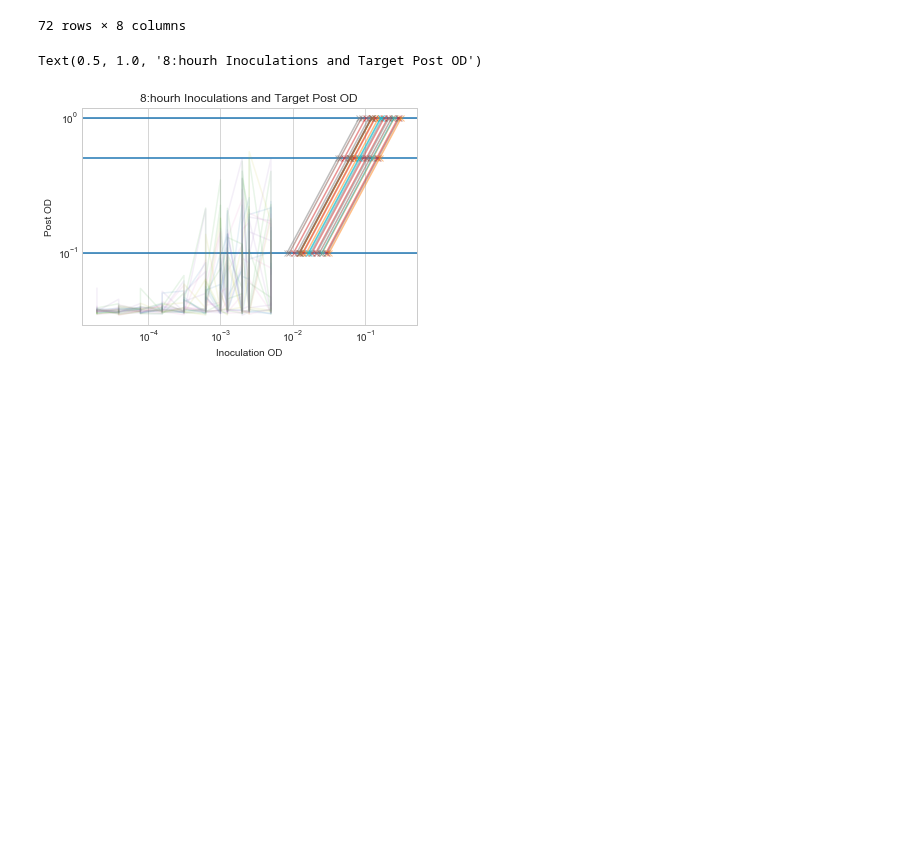
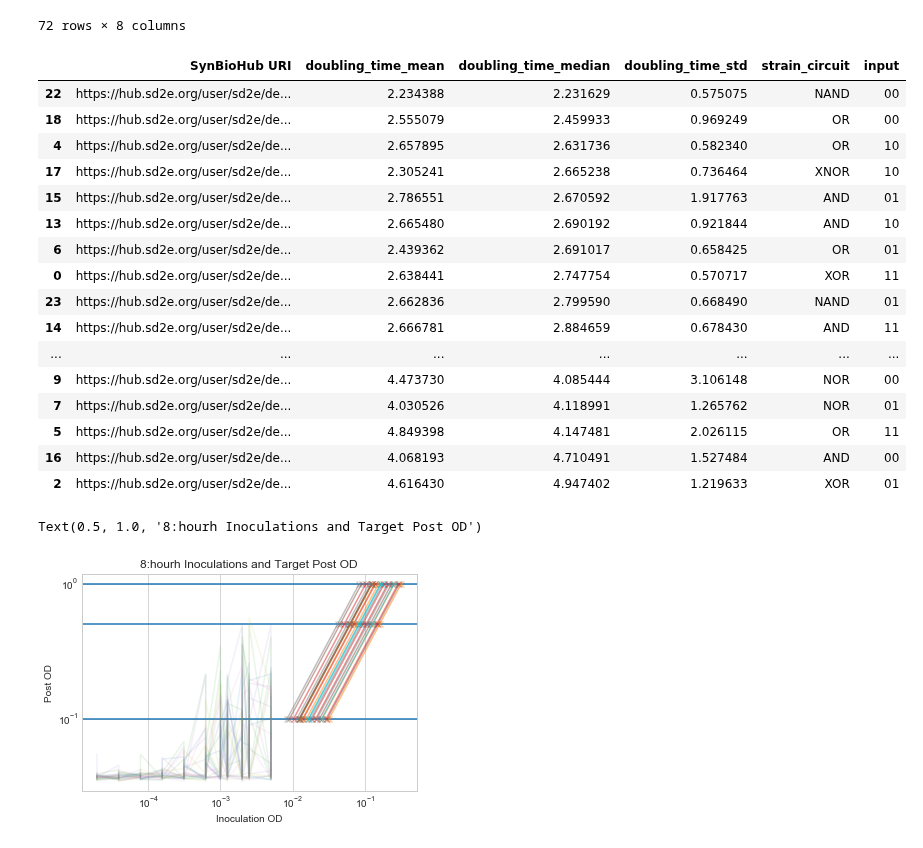
Before and after one commit to SD2E/pysd2cat, a Jupyter notebook: notebooks/OD_prediction.ipynb, the cells around one changed output. Cells and saved outputs as stored; diff of their text form; code cells hidden in the pictures; blank space fills up the shorter version.

Commit message:
compute doubling time and inoculations

```diff
--- a/notebooks/OD_prediction.ipynb
+++ b/notebooks/OD_prediction.ipynb
@@ -223,6 +223,26 @@ doubling_target
 | 70 | https://hub.sd2e.org/user/sd2e/de... | 4.616430 | 4.947402 | 1.219633 | XOR | 01 | ... |
 | 71 | https://hub.sd2e.org/user/sd2e/de... | 4.616430 | 4.947402 | 1.219633 | XOR | 01 | ... |
 72 rows × 8 columns
+# %%
+doubling_variance
+# %% [output]
+|  | SynBioHub URI | doubling_time_mean | doubling_time_median | doubling_time_std | strain_circuit | input |
+| 22 | https://hub.sd2e.org/user/sd2e/de... | 2.234388 | 2.231629 | 0.575075 | NAND | 00 |
+| 18 | https://hub.sd2e.org/user/sd2e/de... | 2.555079 | 2.459933 | 0.969249 | OR | 00 |
+| 4 | https://hub.sd2e.org/user/sd2e/de... | 2.657895 | 2.631736 | 0.582340 | OR | 10 |
+| 17 | https://hub.sd2e.org/user/sd2e/de... | 2.305241 | 2.665238 | 0.736464 | XNOR | 10 |
+| 15 | https://hub.sd2e.org/user/sd2e/de... | 2.786551 | 2.670592 | 1.917763 | AND | 01 |
+| 13 | https://hub.sd2e.org/user/sd2e/de... | 2.665480 | 2.690192 | 0.921844 | AND | 10 |
+| 6 | https://hub.sd2e.org/user/sd2e/de... | 2.439362 | 2.691017 | 0.658425 | OR | 01 |
+| 0 | https://hub.sd2e.org/user/sd2e/de... | 2.638441 | 2.747754 | 0.570717 | XOR | 11 |
+| 23 | https://hub.sd2e.org/user/sd2e/de... | 2.662836 | 2.799590 | 0.668490 | NAND | 01 |
+| 14 | https://hub.sd2e.org/user/sd2e/de... | 2.666781 | 2.884659 | 0.678430 | AND | 11 |
+| ... | ... | ... | ... | ... | ... | ... |
+| 9 | https://hub.sd2e.org/user/sd2e/de... | 4.473730 | 4.085444 | 3.106148 | NOR | 00 |
+| 7 | https://hub.sd2e.org/user/sd2e/de... | 4.030526 | 4.118991 | 1.265762 | NOR | 01 |
+| 5 | https://hub.sd2e.org/user/sd2e/de... | 4.849398 | 4.147481 | 2.026115 | OR | 11 |
+| 16 | https://hub.sd2e.org/user/sd2e/de... | 4.068193 | 4.710491 | 1.527484 | AND | 00 |
+| 2 | https://hub.sd2e.org/user/sd2e/de... | 4.616430 | 4.947402 | 1.219633 | XOR | 01 |
 # %%
 %matplotlib inline
 import matplotlib.pyplot as plt
```
